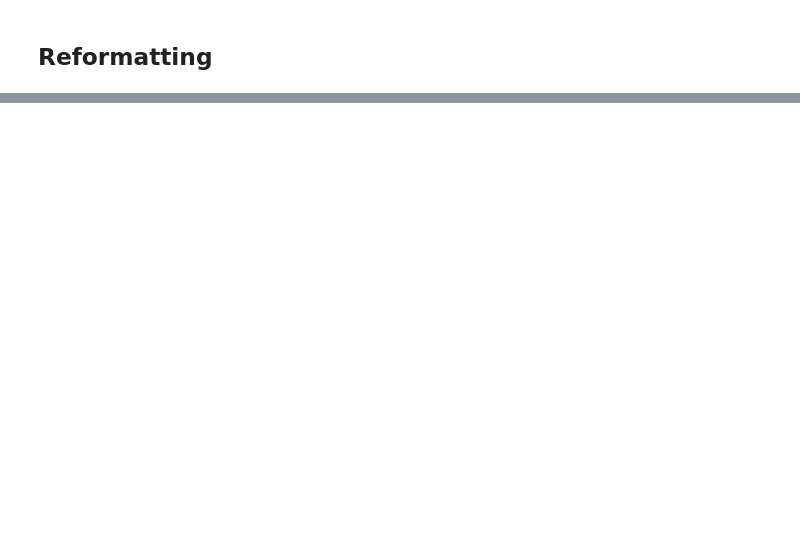
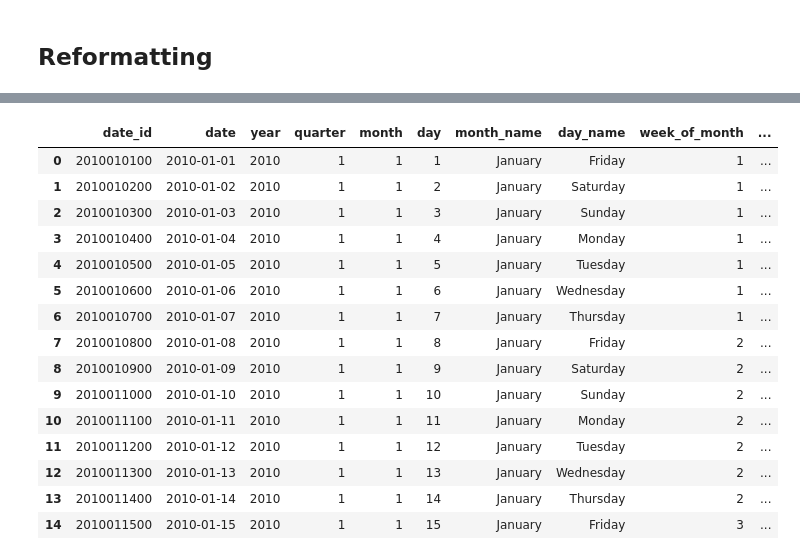
Before and after one commit to LeporidaeLepus/CIS9440_HW, a Jupyter notebook: scripts/commodities_contracts_etl.ipynb, the cells around one changed output, grey strips where cells are left out. Cells and saved outputs as stored; diff of their text form; code cells hidden in the pictures; blank space fills up the shorter version.

Commit message:
Create Dimensions

```diff
--- a/scripts/commodities_contracts_etl.ipynb
+++ b/scripts/commodities_contracts_etl.ipynb
@@ -128,3 +137,5 @@ memory usage: 661.4+ KB
+# %%
+contracts_clean_df = contracts_raw_df.copy()
 # %% [markdown]
 ## Reformatting
 # %%
@@ -175,0 +193,11 @@ See the caveats in the documentation: https://pandas.pydata.org/pandas-docs/stab
+# %%
+# Get range of date
+min_start_date = contracts_clean_df['Start_Date'][~pd.isna(contracts_clean_df['Start_Date'])].min()
+max_start_date = contracts_clean_df['Start_Date'][~pd.isna(contracts_clean_df['Start_Date'])].max()
+
+min_end_date = contracts_clean_df['End_Date'][~pd.isna(contracts_clean_df['End_Date'])].min()
+max_end_date = contracts_clean_df['End_Date'][~pd.isna(contracts_clean_df['End_Date'])].max()
+
+my_start_date = min(min_start_date, min_end_date)
+my_end_date = max(max_start_date, max_end_date)
+print(my_start_date, my_end_date)
@@ -175,0 +206,5 @@ See the caveats in the documentation: https://pandas.pydata.org/pandas-docs/stab
+# %%
+# Create a DataFrame for the date dimension
+date_df = pd.DataFrame({'date': pd.date_range(my_start_date, my_end_date, freq='D')})
+
+date_df.head(15)
@@ -175,0 +228,37 @@ See the caveats in the documentation: https://pandas.pydata.org/pandas-docs/stab
+# %%
+# Extract attributes
+date_df['year'] = date_df['date'].dt.year
+date_df['quarter'] = date_df['date'].dt.quarter
+date_df['month'] = date_df['date'].dt.month
+date_df['day'] = date_df['date'].dt.day
+date_df['month_name'] = date_df['date'].dt.strftime('%B')
+date_df['day_name'] = date_df['date'].dt.strftime('%A')
+# date_df['date_iso_format'] = date_df['date'].apply(lambda x: x.isoformat())
+date_df['date_id'] = date_df['date'].dt.strftime('%Y%m%d%H')
+
+# Add week of the month and week of the year
+date_df['week_of_month'] = date_df['date'].apply(week_of_month)
+date_df['week_of_year'] = date_df['date'].dt.strftime('%U')
+
+# Reorder
+new_order = ['date_id','date','year','quarter','month','day','month_name','day_name','week_of_month','week_of_year']
+date_df = date_df[new_order]
+
+date_df.head(15)
+# %% [output]
+|  | date_id | date | year | quarter | month | day | month_name | day_name | week_of_month | ... |
+| 0 | 2010010100 | 2010-01-01 | 2010 | 1 | 1 | 1 | January | Friday | 1 | ... |
+| 1 | 2010010200 | 2010-01-02 | 2010 | 1 | 1 | 2 | January | Saturday | 1 | ... |
+| 2 | 2010010300 | 2010-01-03 | 2010 | 1 | 1 | 3 | January | Sunday | 1 | ... |
+| 3 | 2010010400 | 2010-01-04 | 2010 | 1 | 1 | 4 | January | Monday | 1 | ... |
+| 4 | 2010010500 | 2010-01-05 | 2010 | 1 | 1 | 5 | January | Tuesday | 1 | ... |
+| 5 | 2010010600 | 2010-01-06 | 2010 | 1 | 1 | 6 | January | Wednesday | 1 | ... |
+| 6 | 2010010700 | 2010-01-07 | 2010 | 1 | 1 | 7 | January | Thursday | 1 | ... |
+| 7 | 2010010800 | 2010-01-08 | 2010 | 1 | 1 | 8 | January | Friday | 2 | ... |
+| 8 | 2010010900 | 2010-01-09 | 2010 | 1 | 1 | 9 | January | Saturday | 2 | ... |
+| 9 | 2010011000 | 2010-01-10 | 2010 | 1 | 1 | 10 | January | Sunday | 2 | ... |
+| 10 | 2010011100 | 2010-01-11 | 2010 | 1 | 1 | 11 | January | Monday | 2 | ... |
+| 11 | 2010011200 | 2010-01-12 | 2010 | 1 | 1 | 12 | January | Tuesday | 2 | ... |
+| 12 | 2010011300 | 2010-01-13 | 2010 | 1 | 1 | 13 | January | Wednesday | 2 | ... |
+| 13 | 2010011400 | 2010-01-14 | 2010 | 1 | 1 | 14 | January | Thursday | 2 | ... |
+| 14 | 2010011500 | 2010-01-15 | 2010 | 1 | 1 | 15 | January | Friday | 3 | ... |
```
Also changed, not shown: parts of 19 cells of this notebook, 1 other file.
